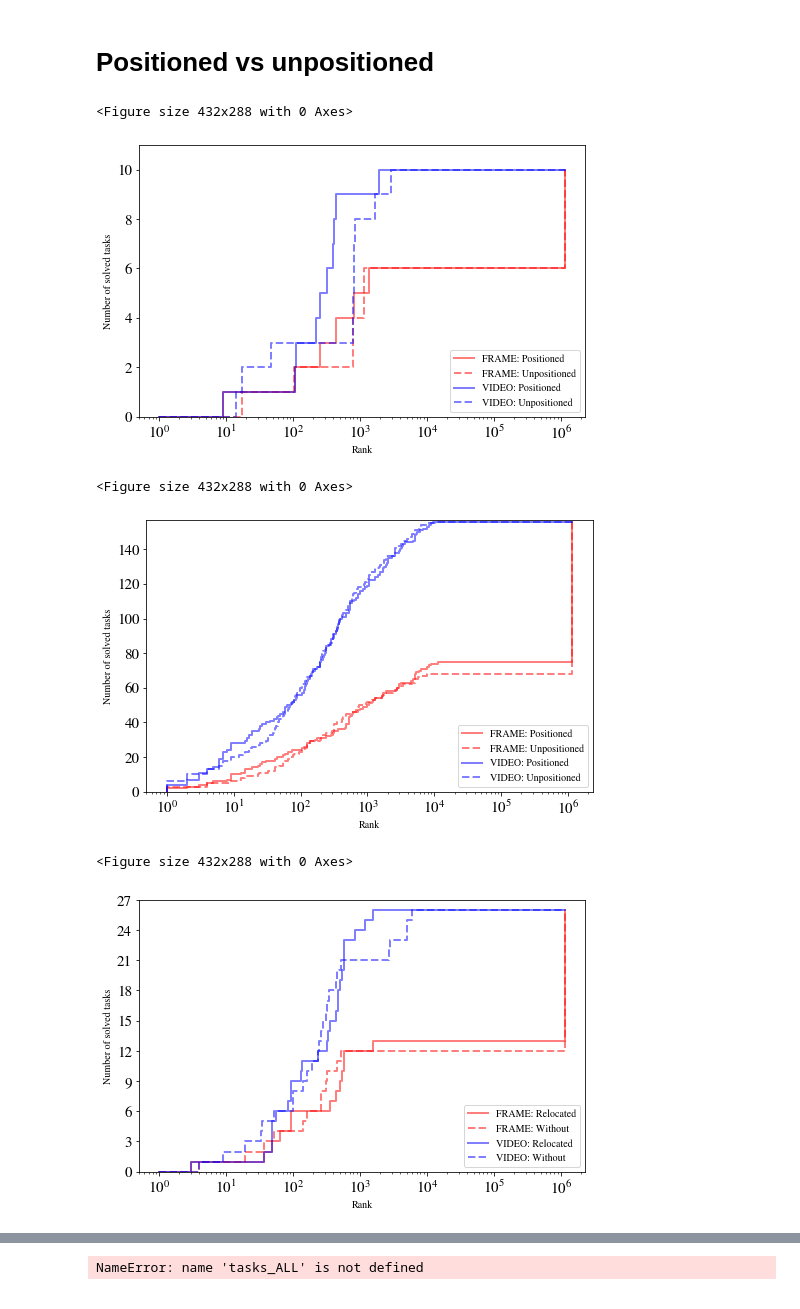
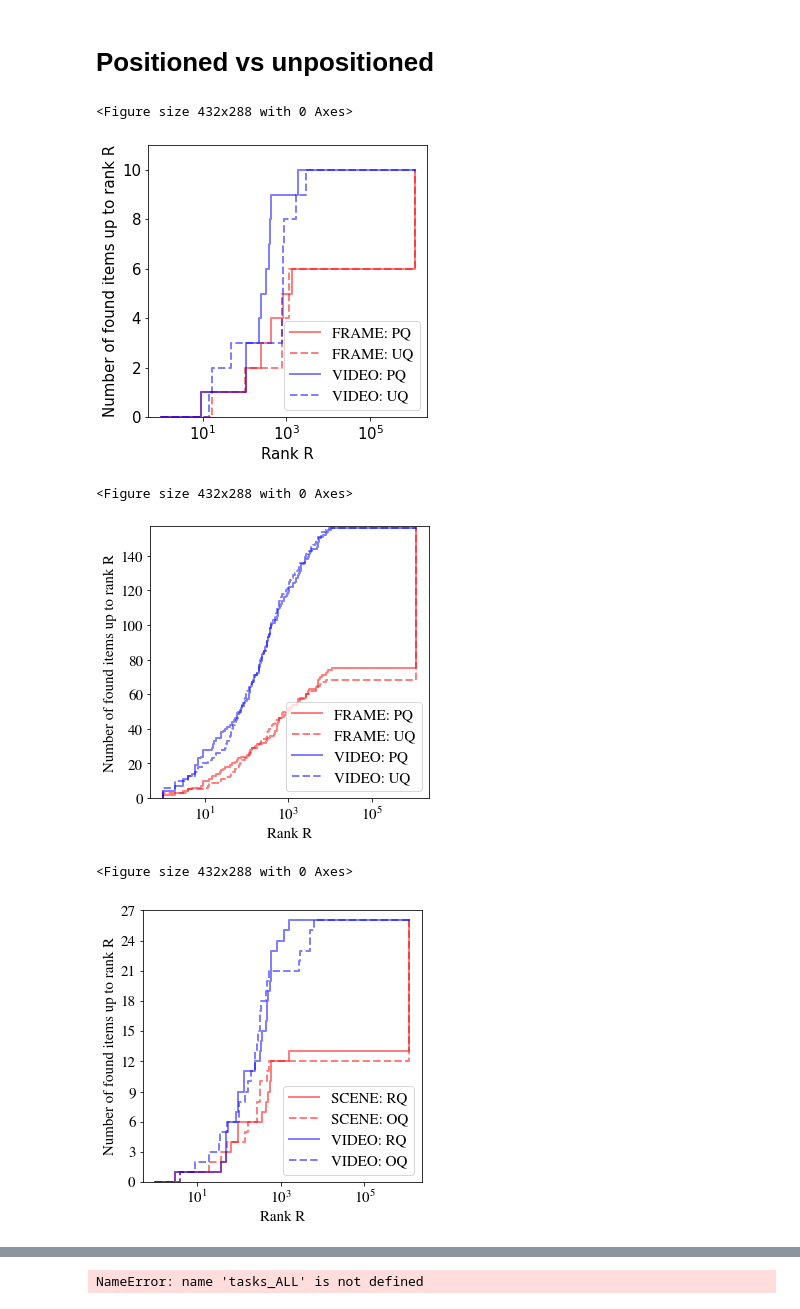
Before and after one commit to siret-junior/log-analyzer, a Jupyter notebook: process_stats.ipynb, the cells around one changed output, grey strips where cells are left out. Cells and saved outputs as stored; diff of their text form; code cells hidden in the pictures.

Commit message:
Edit plots.

```diff
--- a/process_stats.ipynb
+++ b/process_stats.ipynb
@@ -38,7 +38,7 @@ from constants import *
 
 import csv
 
-def plot_cumul(file, label, title, legend_labels=["FRAME: Positioned", "FRAME: Unpositioned", "VIDEO: Positioned", "VIDEO: Unpositioned"]):
+def plot_cumul(file, label, title, legend_labels=["FRAME: PQ", "FRAME: UQ", "VIDEO: PQ", "VIDEO: UQ"]):
     num_frames = 1154038
     pos = []
     unpos = []
@@ -88,7 +88,7 @@ def plot_cumul(file, label, title, legend_labels=["FRAME: Positioned", "FRAME: U
     # pp.pprint(ys_unpos_v)
 
     plt.tight_layout()
-    fig, ax = plt.subplots(figsize=(8,5))
+    fig, ax = plt.subplots(figsize=(5,5))
 
     plt.rcParams["font.family"] = "stixgeneral"
     plt.rcParams["mathtext.fontset"] = "stix"
@@ -100,6 +100,7 @@ def plot_cumul(file, label, title, legend_labels=["FRAME: Positioned", "FRAME: U
     # Set y axis range
     ax.set_ylim(0, len(ys_unpos_v) - 1)
     ax.set_xticks([10,100,1000,10000,100000,100000])
+    #ax.set_yticks([10,100,1000,10000,100000,100000])
     #ax.set_xticks([])
     #ax.set_xlim(xmin=1, xmax=1000000)
     ax.tick_params(axis='x', labelsize=15)
@@ -107,8 +108,8 @@ def plot_cumul(file, label, title, legend_labels=["FRAME: Positioned", "FRAME: U
 
     ax.set_xscale("log")
 
-    ax.set_xlabel("Rank")
-    ax.set_ylabel("Number of solved tasks")
+    ax.set_xlabel("Rank R", fontsize=15)
+    ax.set_ylabel("Number of found items up to rank R", fontsize=15)
 
     #
     # Frames
@@ -122,7 +123,7 @@ def plot_cumul(file, label, title, legend_labels=["FRAME: Positioned", "FRAME: U
     ax.step(xs_pos_v, ys_pos_v, "b",where='post',  label=legend_labels[2], linewidth=2, alpha=0.5)
     ax.step(xs_uppos_v, ys_unpos_v, 'b--',where='post',  label=legend_labels[3], linewidth=2, alpha=0.5)
 
-    plt.legend(loc="lower right")
+    plt.legend(loc="lower right", fontsize=15)
 
     plt.savefig(os.path.join(config.out_dir("positioned"), label + "-cumul.pdf"))
     plt.show()
@@ -204,19 +202,19 @@ def plot_scatter(file, label, title,
 # %%
 file = config.get_loc_dic("text-canvas")
 plot_cumul(file, "text-canvas", "Text canvas queries")
 
 file = config.get_loc_dic("bitmap-canvas")
 plot_cumul(file, "bitmap-canvas", "Bitmap canvas queries")
 
 file = config.get_loc_dic("relocation")
-plot_cumul(file, "relocation", "Relocation queries", legend_labels=["FRAME: Relocated", "FRAME: Without", "VIDEO: Relocated", "VIDEO: Without"])
+plot_cumul(file, "relocation", "Relocation queries", legend_labels=["SCENE: RQ", "SCENE: OQ", "VIDEO: RQ", "VIDEO: OQ"])
 # %% [output]
 <Figure size 432x288 with 0 Axes>
-[figure, old version]
+[figure, new version]
 <Figure size 432x288 with 0 Axes>
-[figure, old version]
+[figure, new version]
 <Figure size 432x288 with 0 Axes>
-[figure, old version]
+[figure, new version]
 # %%
 file = config.get_loc_dic("text-canvas")
 plot_scatter(file, "text-canvas", "Text canvas queries")
```
Also changed, not shown: parts of 2 cells of this notebook, 1 other file.
